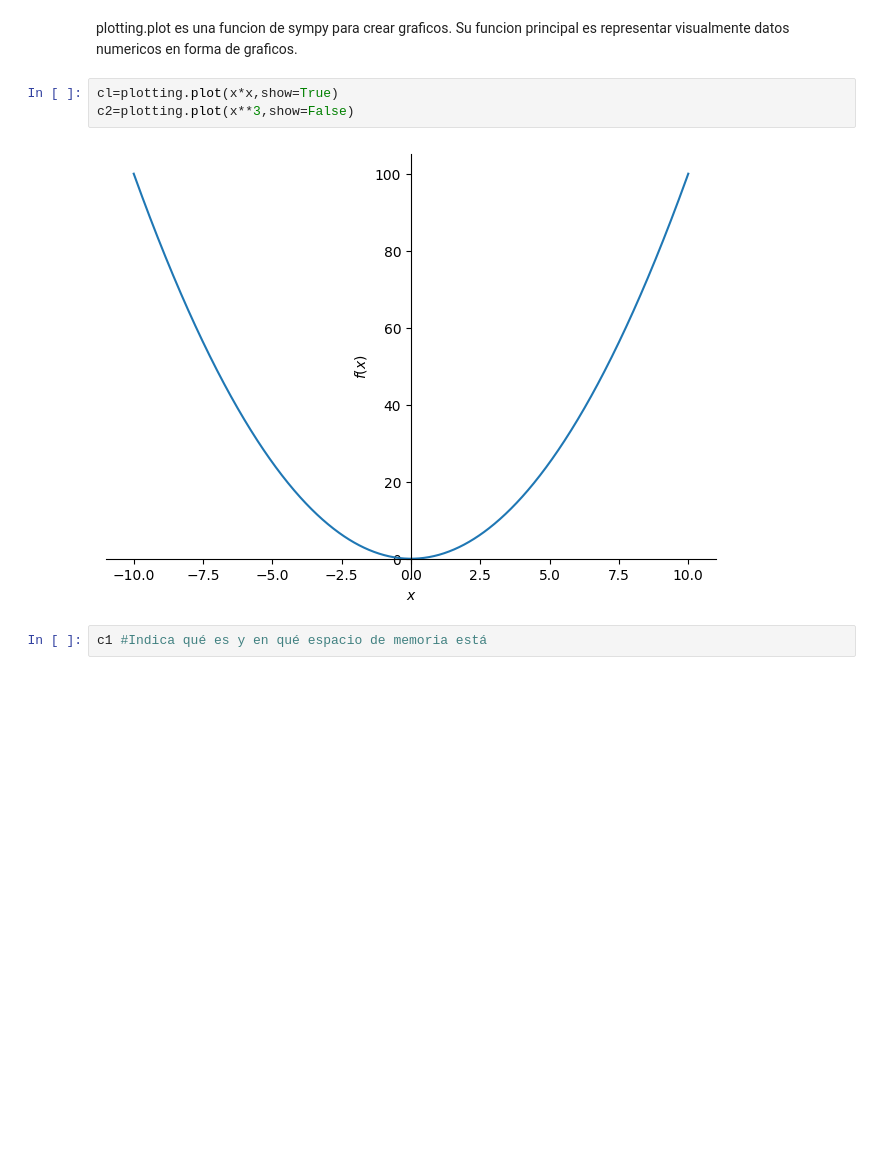
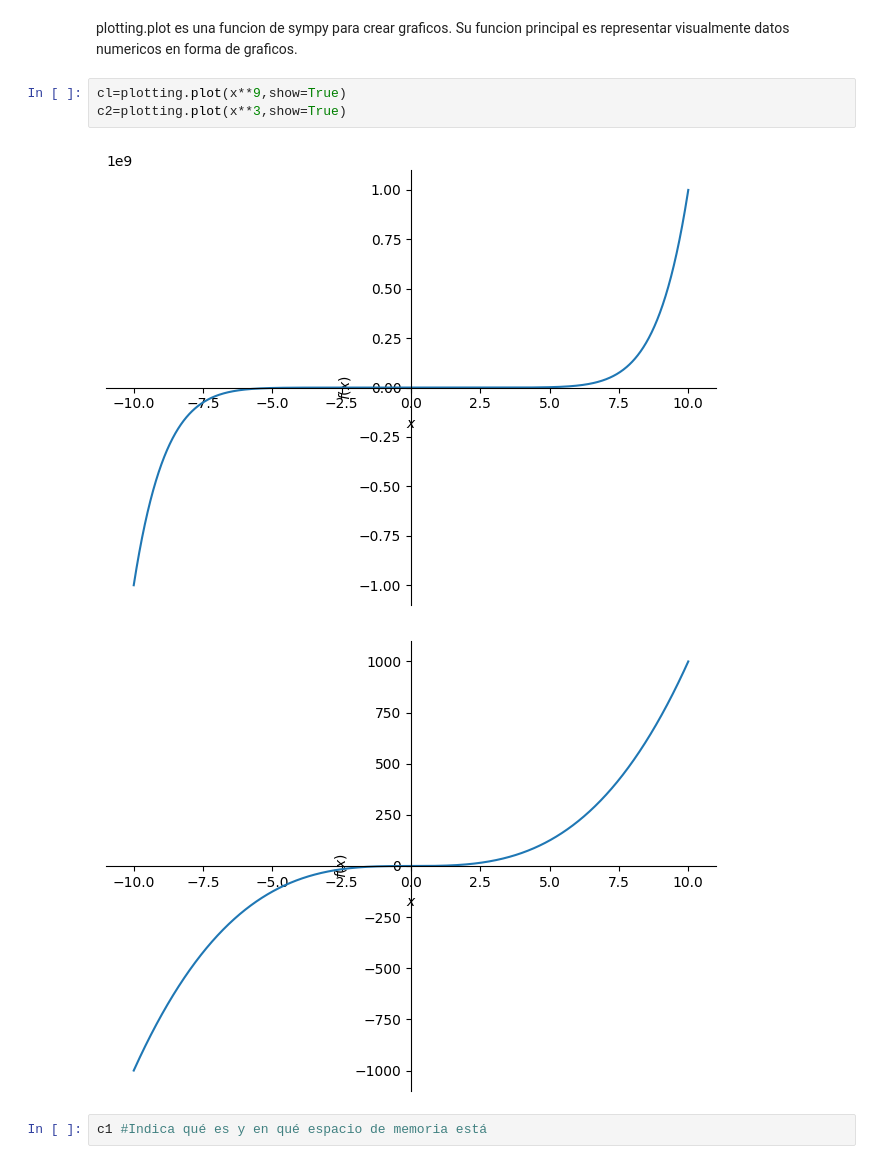
Before and after one commit to Guadalupe-218/EDP-1, a Jupyter notebook: Graficas_Sympy.ipynb, the cells around one changed output. Cells and saved outputs as stored; diff of their text form; blank space fills up the shorter version.

```diff
--- a/Graficas_Sympy.ipynb
+++ b/Graficas_Sympy.ipynb
@@ -19,10 +21,11 @@ c1=plotting.plot(x**3+300)
 # %% [markdown]
 plotting.plot es una funcion de sympy para crear graficos. Su funcion principal es representar visualmente datos numericos en forma de graficos.
 # %%
-cl=plotting.plot(x*x,show=True)
-c2=plotting.plot(x**3,show=False)
+cl=plotting.plot(x**9,show=True)
+c2=plotting.plot(x**3,show=True)
 # %% [output]
-[figure, old version]
+[figure, new version]
+[figure, added]
 # %%
 c1 #Indica qué es y en qué espacio de memoria está
 # %% [output]
```
Also changed, not shown: parts of 7 cells of this notebook.
